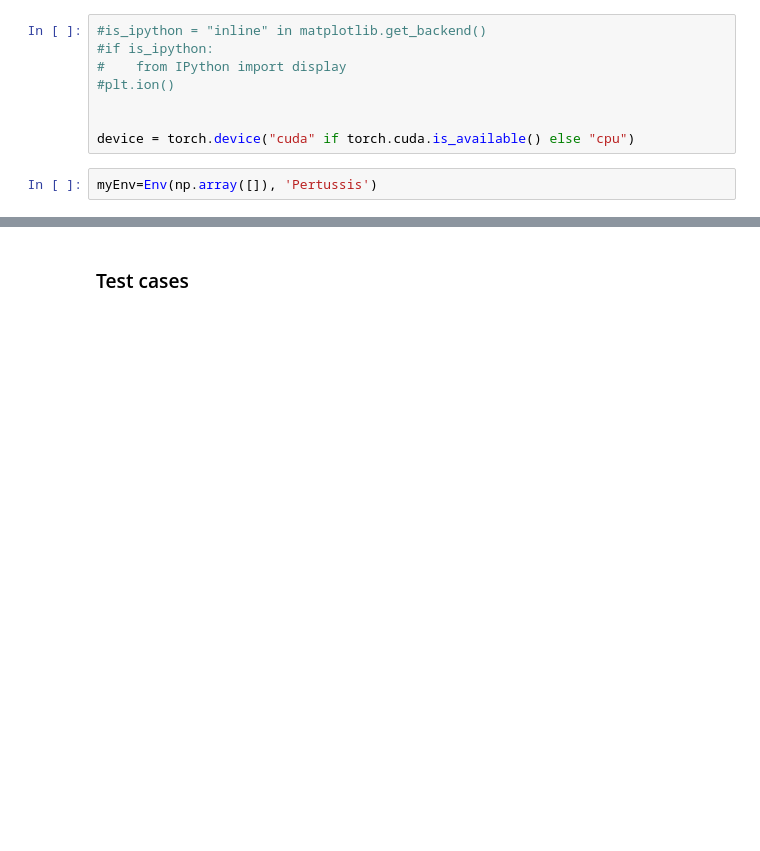
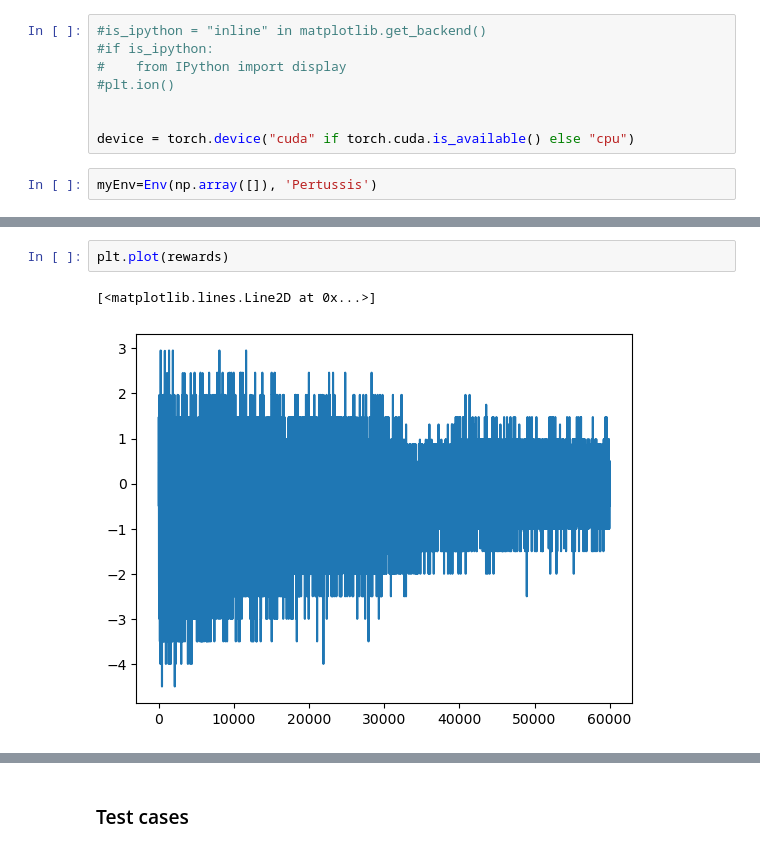
Before and after one commit to vinzenzuhr/RL_VisualSymptomChecker, a Jupyter notebook: RL environment.ipynb, the cells around one changed output, grey strips where cells are left out. Saved outputs shown, nothing was run; the diff lists cells and outputs as text; blank space fills up the shorter version.

```diff
--- a/RL environment.ipynb
+++ b/RL environment.ipynb
@@ -290,0 +300,5 @@ plt.plot(gradient_norms)
+# %%
+plt.plot(rewards)
+# %% [output]
+[<matplotlib.lines.Line2D at 0x...>]
+[figure, added]
```
Also changed, not shown: parts of 13 cells of this notebook.
